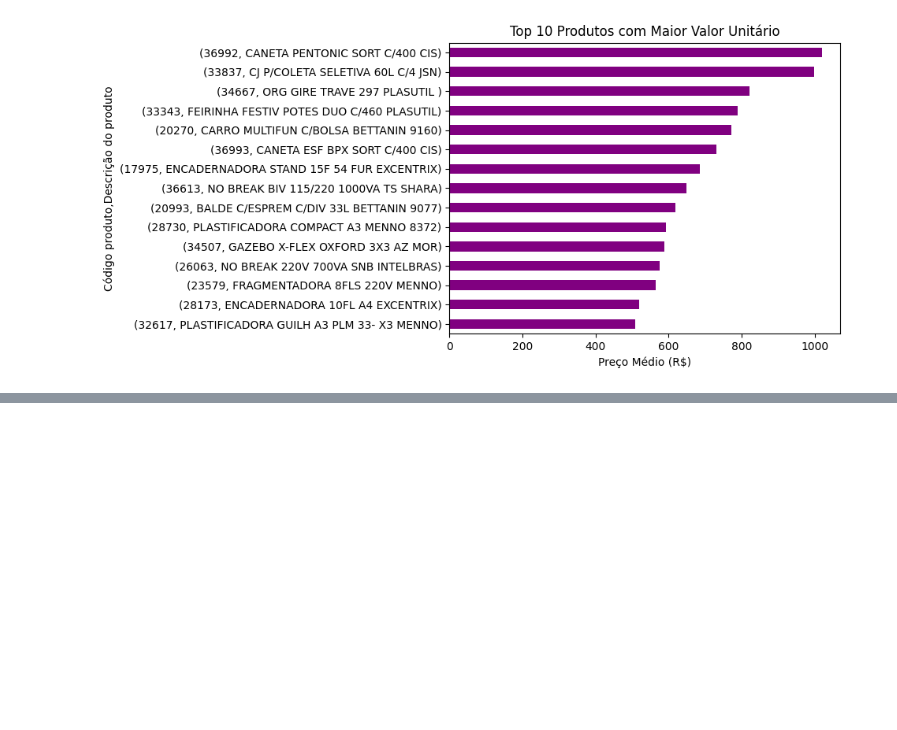
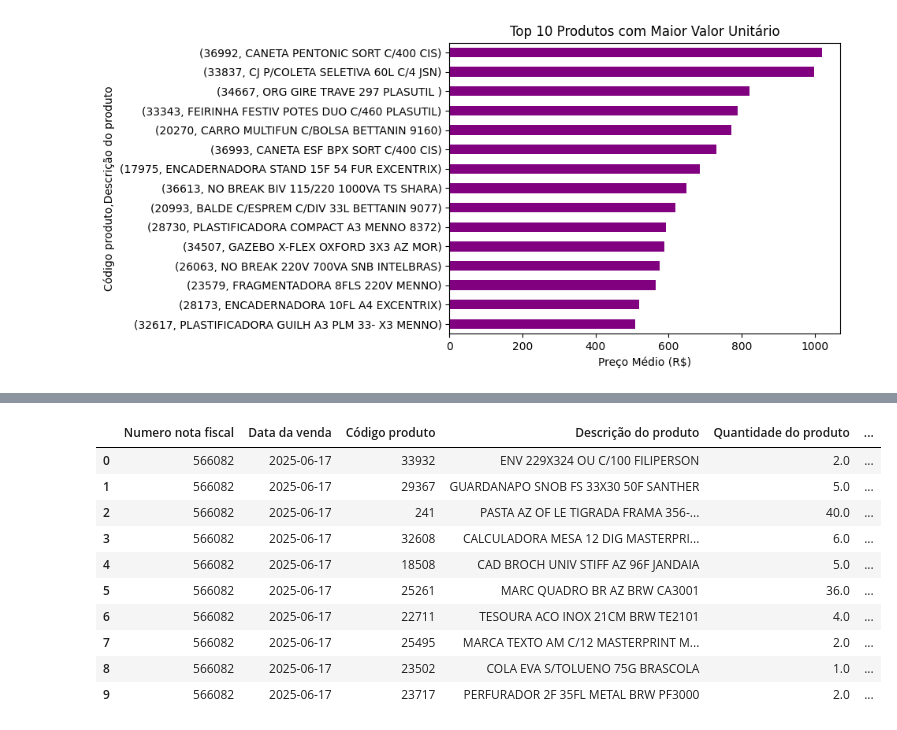
Before and after one commit to PauloQuirinoMN/Sistema-de-Recomendacao-e-Cross-selling, a Jupyter notebook: exploratoria.ipynb, the cells around one changed output, grey strips where cells are left out. Saved outputs shown, nothing was run; the diff lists cells and outputs as text; code cells hidden in the pictures; blank space fills up the shorter version.

Commit message:
mesclagem das bases de vendas e de estoque

```diff
--- a/exploratoria.ipynb
+++ b/exploratoria.ipynb
@@ -6,0 +14,3 @@ base_notas["Data da venda"] = pd.to_datetime(base_notas["Data da venda"])
+# %%
+caminho_estoque = "bases/bases_limpas/base_estoque_limpo.xlsx"
+base_estoque = pd.read_excel(caminho_estoque)
@@ -112,0 +160,19 @@ plt.show()
+# %%
+# Passo 1: Padronizar os nomes das colunas
+base_estoque = base_estoque.rename(columns={'Código Produto': 'Código produto'})  # Corrige possível erro de digitação
+
+# Passo 2: Selecionar colunas relevantes do estoque
+colunas_estoque = [
+    'Código produto',
+    'Marca',
+    'Categoria',
+    'Quantidade estoque'
+]
+# %%
+# Passo 3: Fazer o merge (junção)
+df_vendas_enriquecido = pd.merge(
+    base_notas,
+    base_estoque[colunas_estoque],
+    on='Código produto',  # Se as colunas tiverem o mesmo nome após renomear
+    how='left'  # Mantém todas as vendas, mesmo sem registro no estoque
+)
@@ -112,0 +204,14 @@ plt.show()
+# %%
+df_vendas_enriquecido.head(10)
+# %% [output]
+|  | Numero nota fiscal | Data da venda | Código produto | Descrição do produto | Quantidade do produto | ... |
+| 0 | 566082 | 2025-06-17 | 33932 | ENV 229X324 OU C/100 FILIPERSON | 2.0 | ... |
+| 1 | 566082 | 2025-06-17 | 29367 | GUARDANAPO SNOB FS 33X30 50F SANTHER | 5.0 | ... |
+| 2 | 566082 | 2025-06-17 | 241 | PASTA AZ OF LE TIGRADA FRAMA 356-... | 40.0 | ... |
+| 3 | 566082 | 2025-06-17 | 32608 | CALCULADORA MESA 12 DIG MASTERPRI... | 6.0 | ... |
+| 4 | 566082 | 2025-06-17 | 18508 | CAD BROCH UNIV STIFF AZ 96F JANDAIA | 5.0 | ... |
+| 5 | 566082 | 2025-06-17 | 25261 | MARC QUADRO BR AZ BRW CA3001 | 36.0 | ... |
+| 6 | 566082 | 2025-06-17 | 22711 | TESOURA ACO INOX 21CM BRW TE2101 | 4.0 | ... |
+| 7 | 566082 | 2025-06-17 | 25495 | MARCA TEXTO AM C/12 MASTERPRINT M... | 2.0 | ... |
+| 8 | 566082 | 2025-06-17 | 23502 | COLA EVA S/TOLUENO 75G BRASCOLA | 1.0 | ... |
+| 9 | 566082 | 2025-06-17 | 23717 | PERFURADOR 2F 35FL METAL BRW PF3000 | 2.0 | ... |
```
Also changed, not shown: parts of 7 cells of this notebook, 2 other files.
